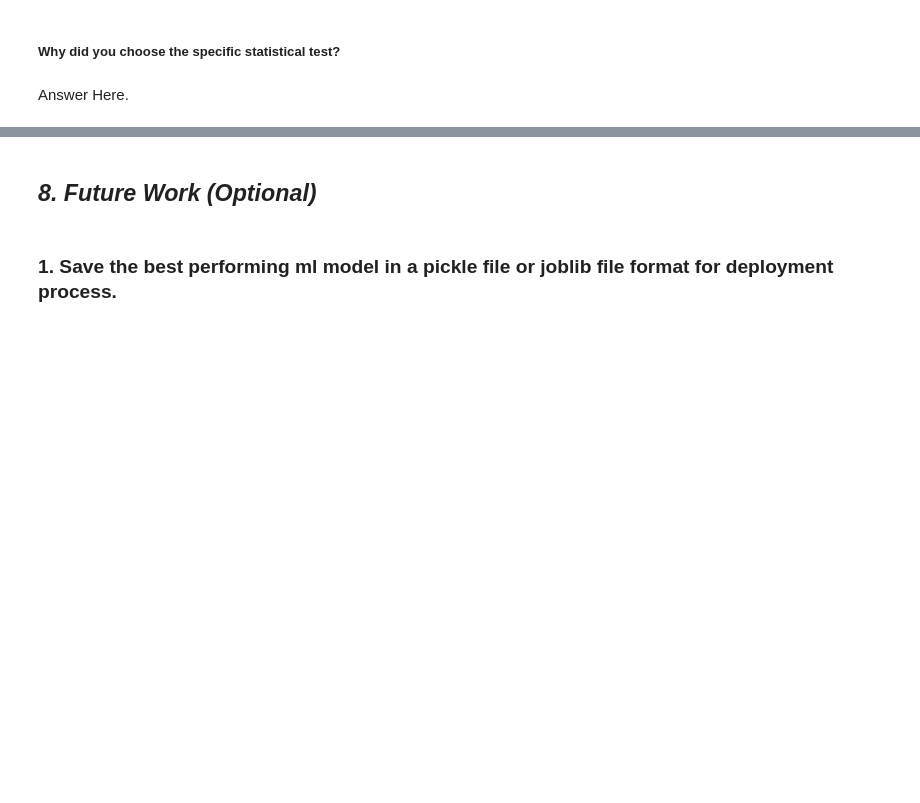
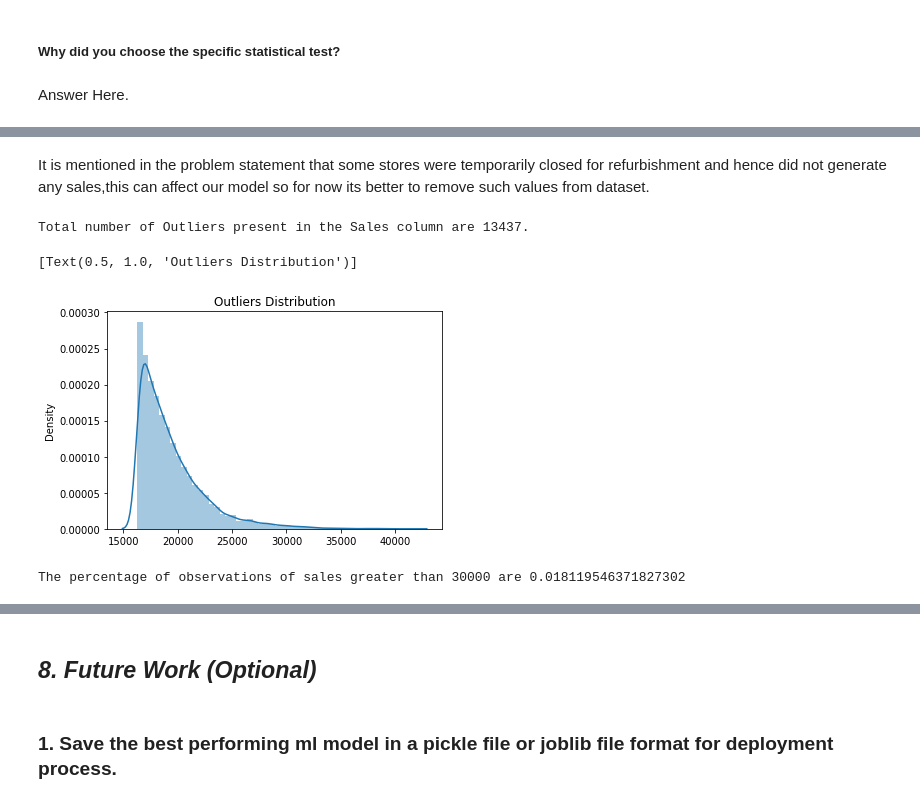
Before and after one commit to Rajat-Sri/Capstone---2---Rossmann-Sales-Prediction-Regression-Model, a Jupyter notebook: Rossmann_Sales_Prediction_Regression_Model.ipynb, the cells around one changed output, grey strips where cells are left out. Drawn from its saved outputs; the diff is of its cells as text; code cells hidden in the pictures; blank space fills up the shorter version.

```diff
--- a/Rossmann_Sales_Prediction_Regression_Model.ipynb
+++ b/Rossmann_Sales_Prediction_Regression_Model.ipynb
@@ -1036,0 +1210,35 @@ Answer Here.
+# %% [markdown]
+It is mentioned in the problem statement that some stores were temporarily closed for refurbishment and hence did not generate any sales,this can affect our model so for now its better to remove such values from dataset.
+# %%
+# seperating outliers using z-square
+mean_sales = np.mean(ml_df['Sales']) #mean
+sd_sales = np.std(ml_df['Sales'])   #standard deviation
+
+# More than 3 standard deviation is an outlier
+threshold = 3
+
+#code to identify outliers
+outliers = []
+for value in ml_df['Sales']:
+    z_score = (value-mean_sales)/sd_sales
+    if z_score > threshold:
+        outliers.append(value)
+
+#total no of outliers
+print(f'Total number of Outliers present in the Sales column are {len(outliers)}.')
+
+#plotting the outlier distribution
+sns.distplot(x=outliers).set(title='Outliers Distribution')
+# %% [output]
+Total number of Outliers present in the Sales column are 13437.
+[Text(0.5, 1.0, 'Outliers Distribution')]
+[figure, added]
+# %%
+#percentage of sales greater than 30000
+sales_outliers = ml_df.loc[ml_df['Sales']> 30000]
+percentage_of_outliers = (len(sales_outliers)/len(ml_df))*100
+
+#print
+print(f'The percentage of observations of sales greater than 30000 are {percentage_of_outliers}')
+# %% [output]
+The percentage of observations of sales greater than 30000 are 0.018119546371827302
```
Also changed, not shown: parts of 59 cells of this notebook.
